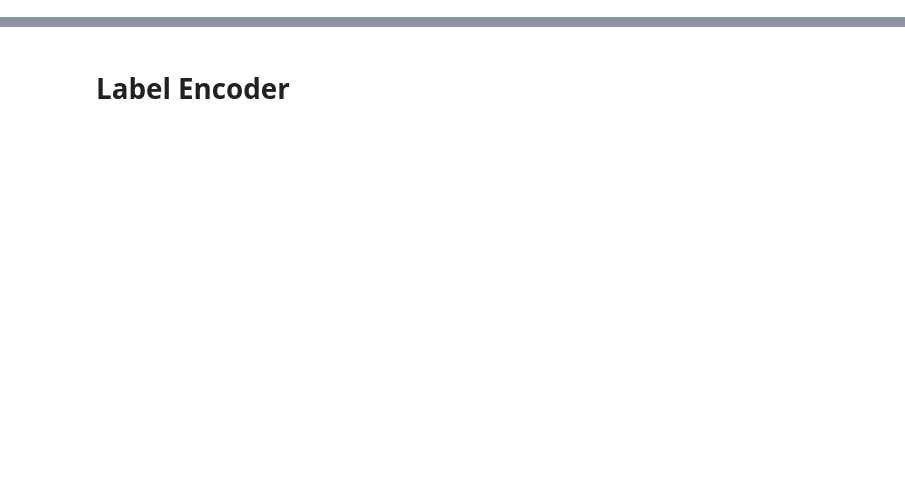
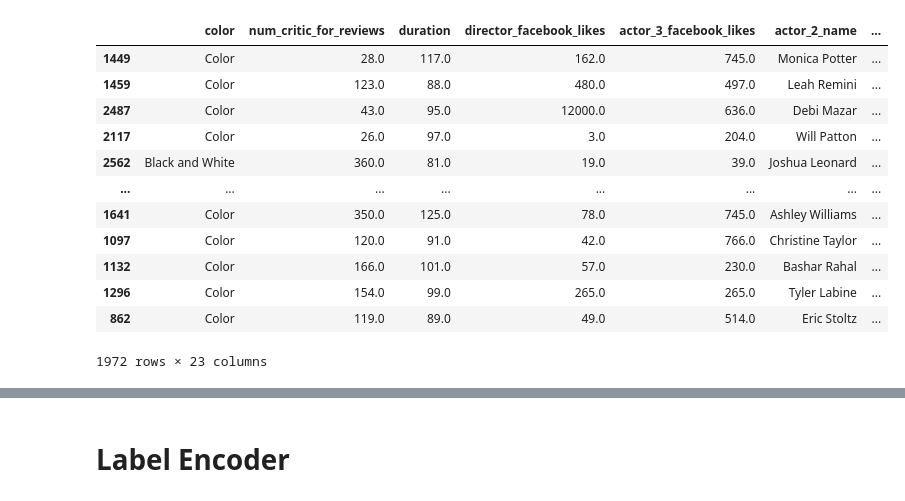
Before and after one commit to 36kp/module-16-project, a Jupyter notebook: src/imdb_analysis.ipynb, the cells around one changed output, grey strips where cells are left out. Saved outputs shown, nothing was run; the diff lists cells and outputs as text; code cells hidden in the pictures; blank space fills up the shorter version.

```diff
--- a/src/imdb_analysis.ipynb
+++ b/src/imdb_analysis.ipynb
@@ -63,13 +53,5 @@ processed_df = imdb_df_filtered
 # %%
-X = processed_df.drop(columns=['imdb_score'])
-y = processed_df['imdb_score']
+X = imdb_df_filtered.drop(columns=['imdb_score'])
+y = imdb_df_filtered['imdb_score']
 # %%
 X_train, X_test, y_train, y_test = train_test_split(X, y, random_state=42)
-# %%
-dummy_columns = ['content_rating', 'color', 'language']
-for col in dummy_columns:
-    print(col)
-    column_dummies = pd.get_dummies(X_train[col], prefix=col, prefix_sep='_', dtype='int')
-    X_train = pd.concat([X_train, column_dummies], axis=1)
-    X_train.drop(columns=[col], inplace=True)
-X_train
@@ -82,8 +57,0 @@ drop_columns = ['actor_1_facebook_likes', 'actor_1_name', 'actor_2_facebook_like
-# %%
-X_train = X_train.drop(columns=drop_columns).reset_index(drop=True)
-X_train
-# %%
-X_train['genres'] = X_train['genres'].apply(lambda x: x.split('|'))
-genre_dummies = X_train['genres'].explode().str.get_dummies().groupby(level=0).max()
-X_train = pd.concat([X_train.drop(columns=['genres']), genre_dummies], axis=1)
-X_train
@@ -91,0 +94,17 @@ imdb_df_filtered['actors_Encoded'].value_counts()
+# %%
+X_train = preproc._director_frequence(X_train)
+X_train
+# %% [output]
+|  | color | num_critic_for_reviews | duration | director_facebook_likes | actor_3_facebook_likes | actor_2_name | ... |
+| 1449 | Color | 28.0 | 117.0 | 162.0 | 745.0 | Monica Potter | ... |
+| 1459 | Color | 123.0 | 88.0 | 480.0 | 497.0 | Leah Remini | ... |
+| 2487 | Color | 43.0 | 95.0 | 12000.0 | 636.0 | Debi Mazar | ... |
+| 2117 | Color | 26.0 | 97.0 | 3.0 | 204.0 | Will Patton | ... |
+| 2562 | Black and White | 360.0 | 81.0 | 19.0 | 39.0 | Joshua Leonard | ... |
+| ... | ... | ... | ... | ... | ... | ... | ... |
+| 1641 | Color | 350.0 | 125.0 | 78.0 | 745.0 | Ashley Williams | ... |
+| 1097 | Color | 120.0 | 91.0 | 42.0 | 766.0 | Christine Taylor | ... |
+| 1132 | Color | 166.0 | 101.0 | 57.0 | 230.0 | Bashar Rahal | ... |
+| 1296 | Color | 154.0 | 99.0 | 265.0 | 265.0 | Tyler Labine | ... |
+| 862 | Color | 119.0 | 89.0 | 49.0 | 514.0 | Eric Stoltz | ... |
+1972 rows × 23 columns
```
Also changed, not shown: parts of 41 cells of this notebook.
